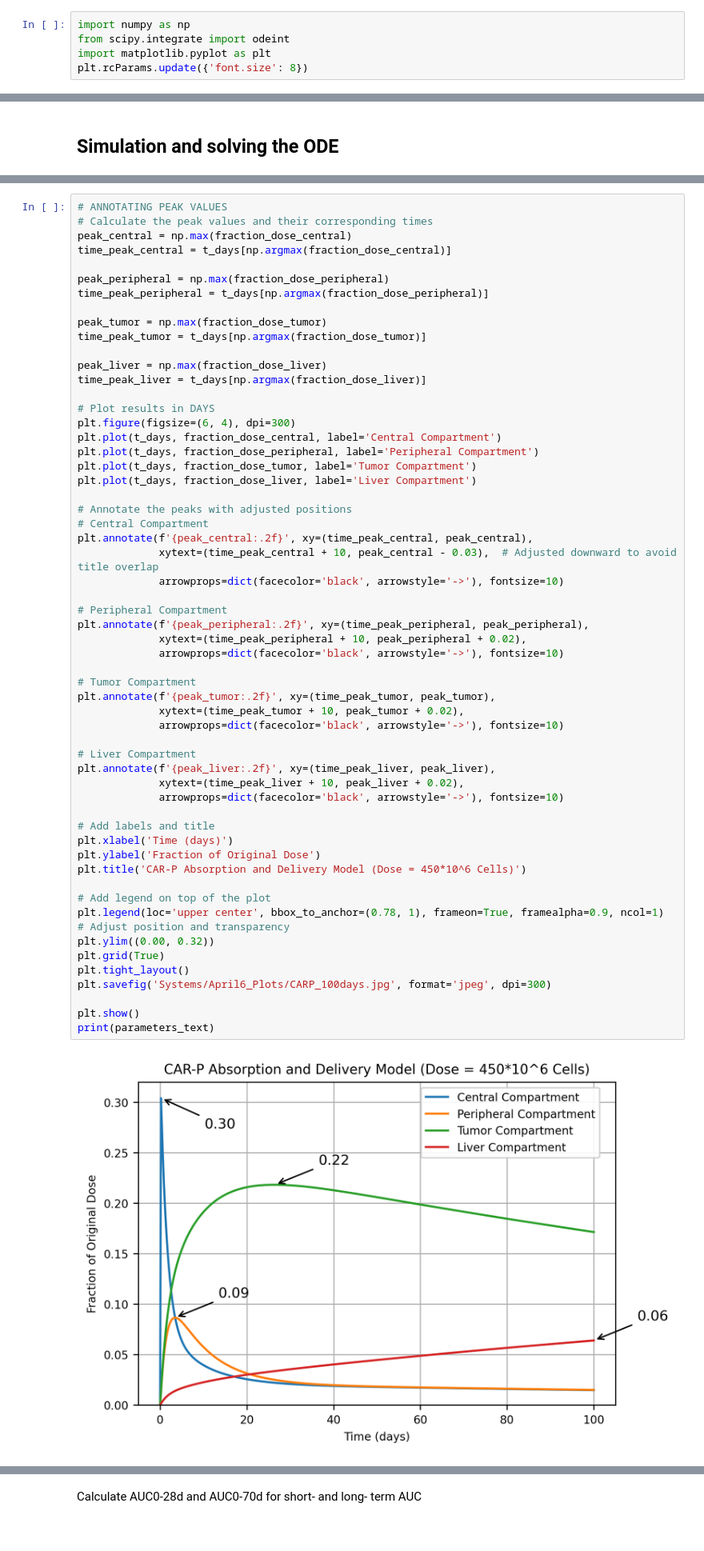
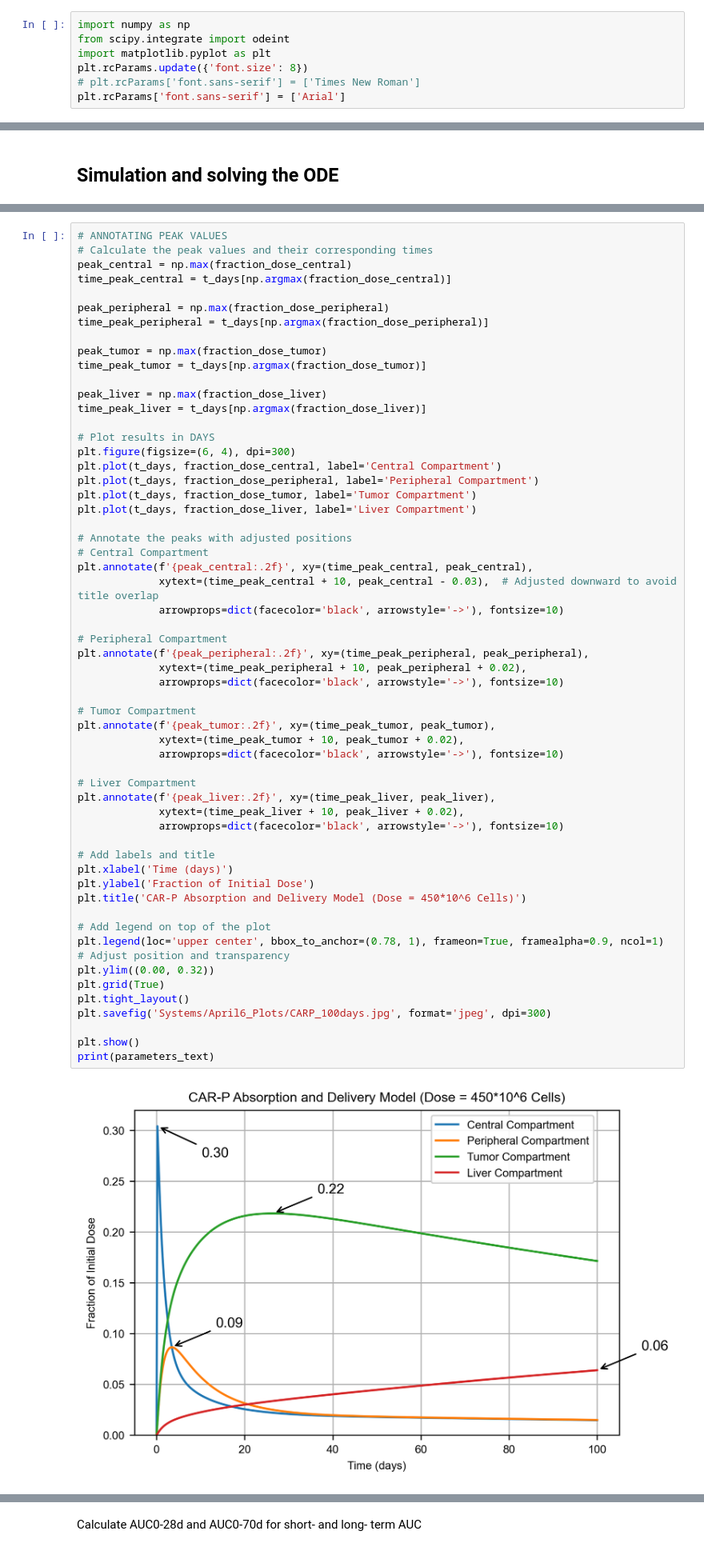
Before and after one commit to mit-igem/car-p-diem, a Jupyter notebook: Systems_CARP_ScaledYAxis.ipynb, the cells around one changed output, grey strips where cells are left out. Shown at 80% size. Cells and saved outputs as stored; diff of their text form.

```diff
--- a/Systems_CARP_ScaledYAxis.ipynb
+++ b/Systems_CARP_ScaledYAxis.ipynb
@@ -7,6 +7,8 @@ import numpy as np
 from scipy.integrate import odeint
 import matplotlib.pyplot as plt
 plt.rcParams.update({'font.size': 8})
+# plt.rcParams['font.sans-serif'] = ['Times New Roman']
+plt.rcParams['font.sans-serif'] = ['Arial']
 # %% [markdown]
 ## Define parameters
 # %%
@@ -199,35 +201,35 @@ plt.annotate(f'{peak_central:.2f}', xy=(time_peak_central, peak_central),
 
 # Peripheral Compartment
 plt.annotate(f'{peak_peripheral:.2f}', xy=(time_peak_peripheral, peak_peripheral),
              xytext=(time_peak_peripheral + 10, peak_peripheral + 0.02),
              arrowprops=dict(facecolor='black', arrowstyle='->'), fontsize=10)
 
 # Tumor Compartment
 plt.annotate(f'{peak_tumor:.2f}', xy=(time_peak_tumor, peak_tumor),
              xytext=(time_peak_tumor + 10, peak_tumor + 0.02),
              arrowprops=dict(facecolor='black', arrowstyle='->'), fontsize=10)
 
 # Liver Compartment
 plt.annotate(f'{peak_liver:.2f}', xy=(time_peak_liver, peak_liver),
              xytext=(time_peak_liver + 10, peak_liver + 0.02),
              arrowprops=dict(facecolor='black', arrowstyle='->'), fontsize=10)
 
 # Add labels and title
 plt.xlabel('Time (days)')
-plt.ylabel('Fraction of Original Dose')
+plt.ylabel('Fraction of Initial Dose')
 plt.title('CAR-P Absorption and Delivery Model (Dose = 450*10^6 Cells)')
 
 # Add legend on top of the plot
 plt.legend(loc='upper center', bbox_to_anchor=(0.78, 1), frameon=True, framealpha=0.9, ncol=1)  # Adjust position and transparency
 plt.ylim((0.00, 0.32))
 plt.grid(True)
 plt.tight_layout()
 plt.savefig('Systems/April6_Plots/CARP_100days.jpg', format='jpeg', dpi=300)
 
 plt.show()
 print(parameters_text)
 # %% [output]
-[figure, old version]
+[figure, new version]
 k_ABS=1/hr, k_CP=0.01/hr, k_PC=0.01/hr,
 k_Celim=0.001/hr, k_CT=0.01/hr, k_TC=0.001/hr,
 k_CL=0.001/hr, k_TMEelim=1e-05/hr,
```
Also changed, not shown: parts of 5 cells of this notebook, 32 other files.
